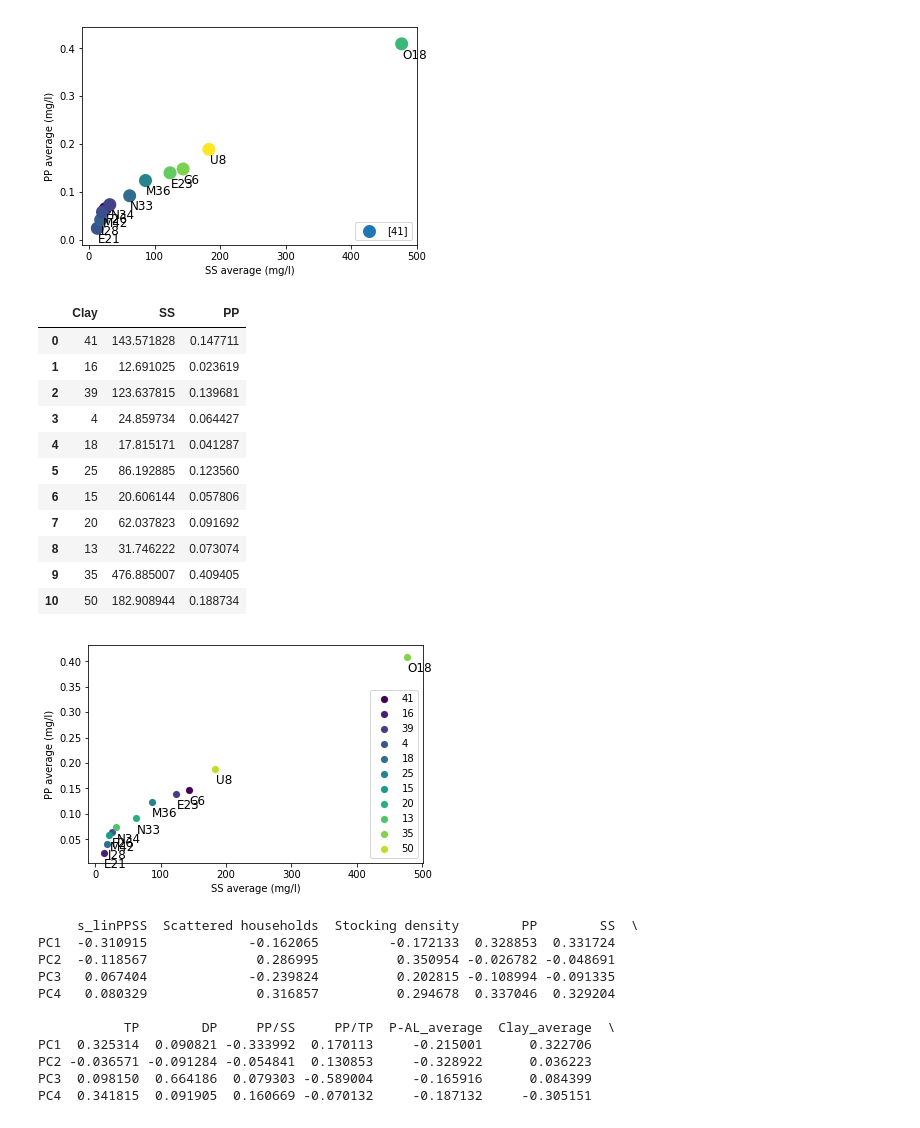
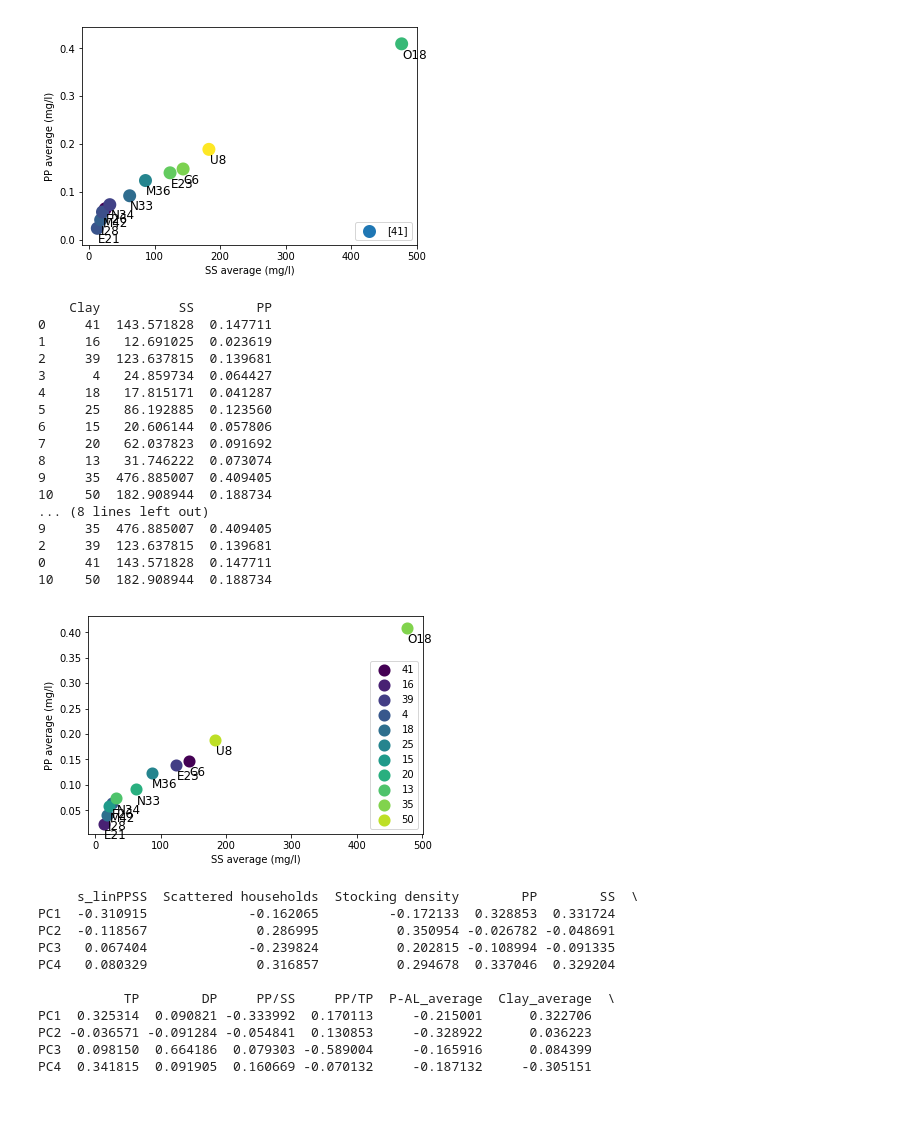
Before and after one commit to SaraSandstrom/pythoncourse, a Jupyter notebook: pcatest.ipynb, the cells around one changed output. Saved outputs shown, nothing was run; the diff lists cells and outputs as text; code cells hidden in the pictures.

Commit message:
Tried to sort the array to get the values to match with the colorbar from low to high, can't get it to work properly

```diff
--- a/pcatest.ipynb
+++ b/pcatest.ipynb
@@ -126,52 +126,62 @@ SS=np.array(SS)
 PP=np.array(PP)
 ID = data1[['ID']]
 df = pd.DataFrame({'Clay':Clayval[:,0], 'SS': SS[:,0], 'PP':PP[:,0]})
-df
+print(df)
+
+#sort the values so the bubbleplot colors go from low to high
+df1 = df.sort_values(by=['Clay'])
+print(df1)
 # %% [output]
-|  | Clay | SS | PP |
-| 0 | 41 | 143.571828 | 0.147711 |
-| 1 | 16 | 12.691025 | 0.023619 |
-| 2 | 39 | 123.637815 | 0.139681 |
-| 3 | 4 | 24.859734 | 0.064427 |
-| 4 | 18 | 17.815171 | 0.041287 |
-| 5 | 25 | 86.192885 | 0.123560 |
-| 6 | 15 | 20.606144 | 0.057806 |
-| 7 | 20 | 62.037823 | 0.091692 |
-| 8 | 13 | 31.746222 | 0.073074 |
-| 9 | 35 | 476.885007 | 0.409405 |
-| 10 | 50 | 182.908944 | 0.188734 |
+    Clay          SS        PP
+0     41  143.571828  0.147711
+1     16   12.691025  0.023619
+2     39  123.637815  0.139681
+3      4   24.859734  0.064427
+4     18   17.815171  0.041287
+5     25   86.192885  0.123560
+6     15   20.606144  0.057806
+7     20   62.037823  0.091692
+8     13   31.746222  0.073074
+9     35  476.885007  0.409405
+10    50  182.908944  0.188734
+... (8 lines left out)
+9     35  476.885007  0.409405
+2     39  123.637815  0.139681
+0     41  143.571828  0.147711
+10    50  182.908944  0.188734
 # %%
 #create a bubbleplot
 #set clay as colors of the bubbles (c=Clay), and increase size of bubbles with linewidth
 import matplotlib.cm as cm
 import matplotlib.colors as colors
 
 fig, ax = plt.subplots()
 
 
 colormap = cm.viridis
-colorlist = [colors.rgb2hex(colormap(i)) for i in np.linspace(0, 0.9, len(df['Clay']))]
+colorlist = [colors.rgb2hex(colormap(i)) for i in np.linspace(0, 0.9, len(df1['Clay']))]
 
 for i,c in enumerate(colorlist):
 
-    x = df['SS'][i]
-    y = df['PP'][i]
-    l = df['Clay'][i]
+    x = df1['SS'][i]
+    y = df1['PP'][i]
+    l = df1['Clay'][i]
 
-    ax.scatter(x, y, label=l, s=50, linewidth=0.1, c=c)
+    ax.scatter(x, y, label=l, s=50, linewidth=5, c=c)
+
 
 #label each point according to which catchment it represents
 for i,area in enumerate(ID.values):
-    x = df['SS'][i]
-    y = df['PP'][i]
+    x = df1['SS'][i]
+    y = df1['PP'][i]
     plt.text(x+1.0, y-0.03, area[0], fontsize=12)
 
 ax.legend()
 plt.xlabel("SS average (mg/l)")
 plt.ylabel("PP average (mg/l)")
 plt.show()
 # %% [output]
-[figure, old version]
+[figure, new version]
 # %%
 PPSS = data1[['PP/SS']]
 PPSS = np.array(PPSS)
```
